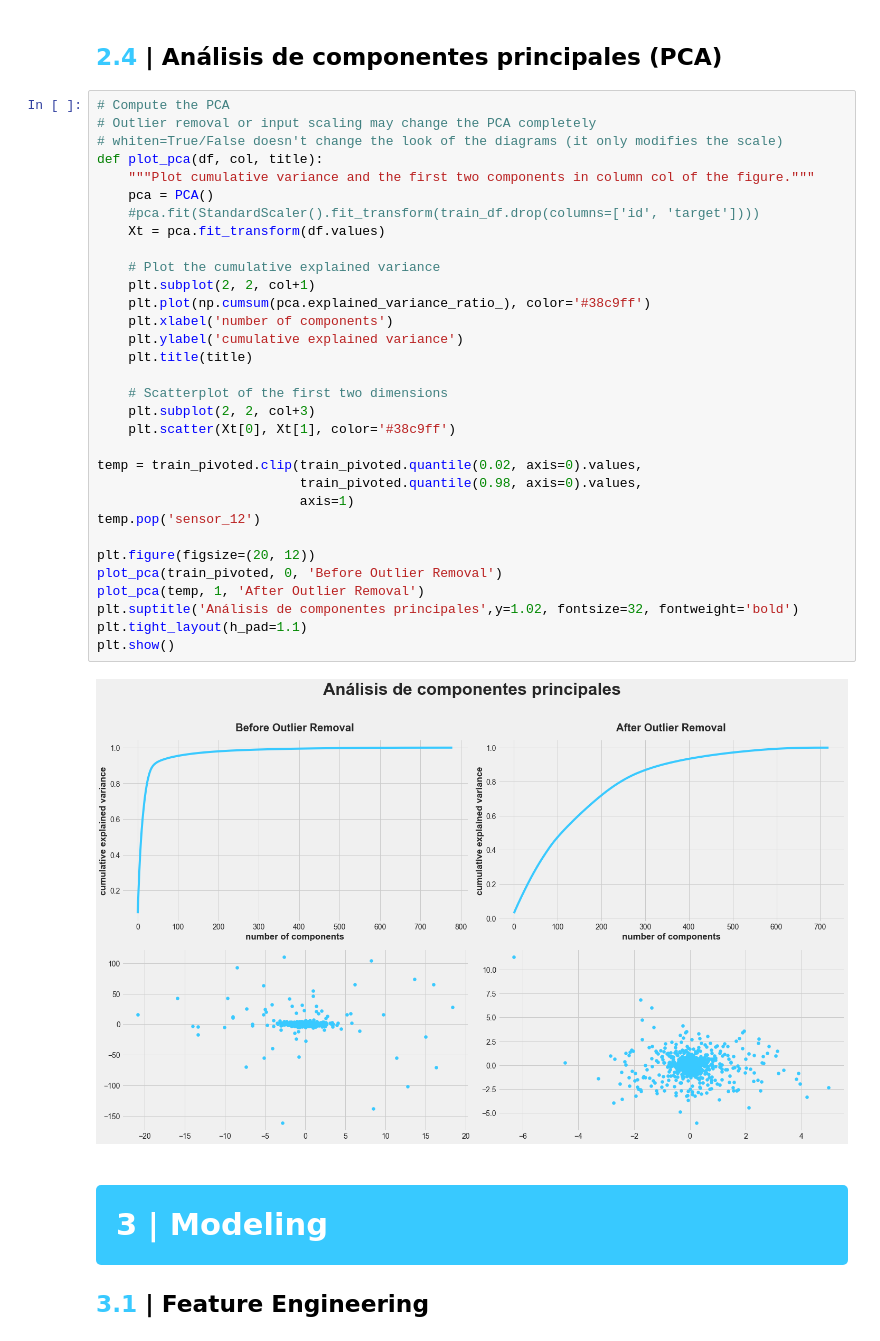
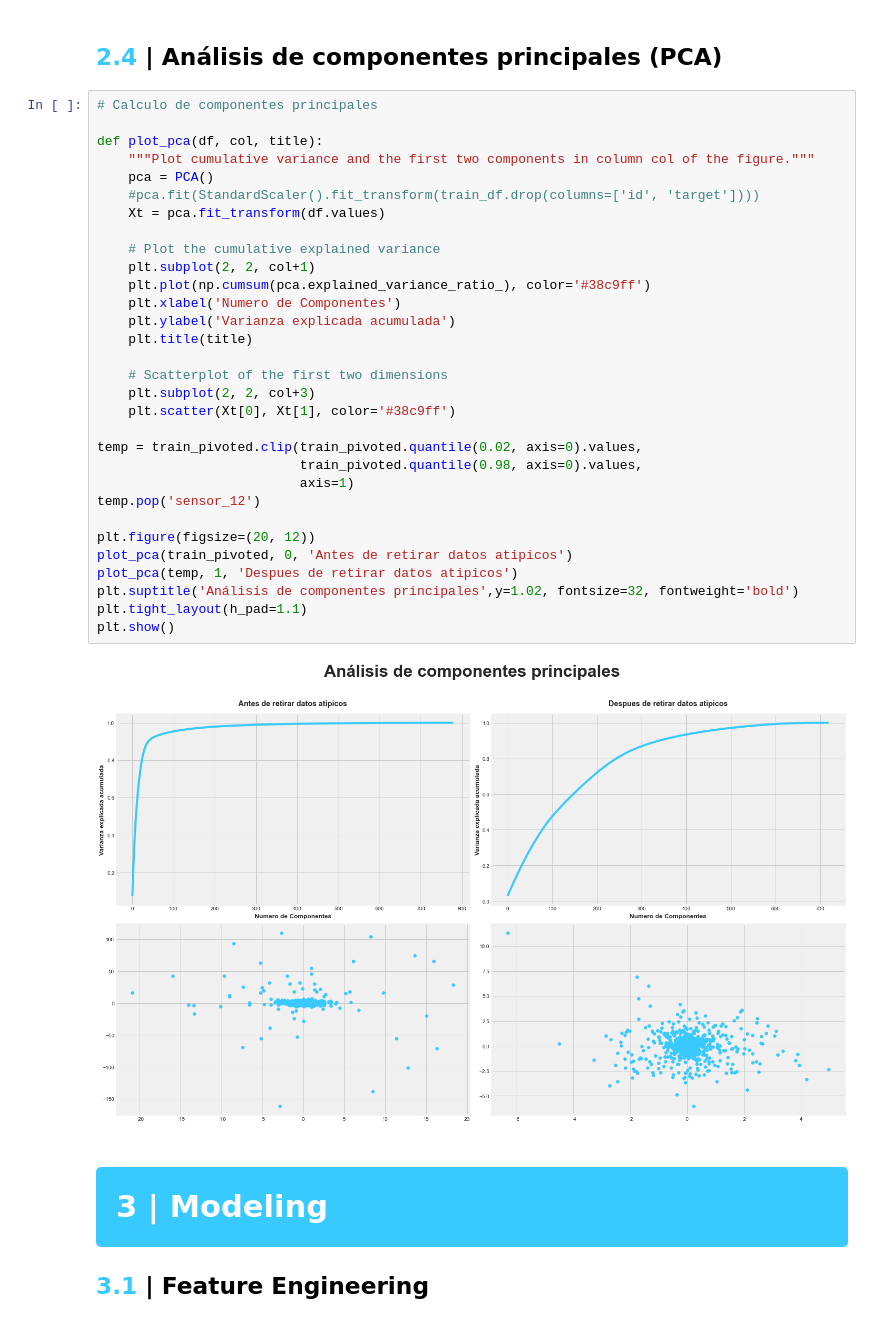
Before and after one commit to rdurango92/sensores, a Jupyter notebook: Sensores.ipynb, the cells around one changed output. Cells and saved outputs as stored; diff of their text form.

```diff
--- a/Sensores.ipynb
+++ b/Sensores.ipynb
@@ -388,39 +384,38 @@ Labels of the duplicates: [0, 0, 0, 0, 0, 0, 0, 0, 0, 0, 0, 0, 0, 0, 0, 0, 0, 0,
 # %% [markdown]
 ## <b><span style='color:#38c9ff'>2.4</span> | Análisis de componentes principales (PCA)</b>
 # %%
-# Compute the PCA
-# Outlier removal or input scaling may change the PCA completely
-# whiten=True/False doesn't change the look of the diagrams (it only modifies the scale)
+# Calculo de componentes principales
+
 def plot_pca(df, col, title):
     """Plot cumulative variance and the first two components in column col of the figure."""
     pca = PCA()
     #pca.fit(StandardScaler().fit_transform(train_df.drop(columns=['id', 'target'])))
     Xt = pca.fit_transform(df.values)
 
     # Plot the cumulative explained variance
     plt.subplot(2, 2, col+1)
     plt.plot(np.cumsum(pca.explained_variance_ratio_), color='#38c9ff')
-    plt.xlabel('number of components')
-    plt.ylabel('cumulative explained variance')
+    plt.xlabel('Numero de Componentes')
+    plt.ylabel('Varianza explicada acumulada')
     plt.title(title)
 
     # Scatterplot of the first two dimensions
     plt.subplot(2, 2, col+3)
     plt.scatter(Xt[0], Xt[1], color='#38c9ff')
 
 temp = train_pivoted.clip(train_pivoted.quantile(0.02, axis=0).values,
                           train_pivoted.quantile(0.98, axis=0).values,
                           axis=1)
 temp.pop('sensor_12')
 
 plt.figure(figsize=(20, 12))
-plot_pca(train_pivoted, 0, 'Before Outlier Removal')
-plot_pca(temp, 1, 'After Outlier Removal')
+plot_pca(train_pivoted, 0, 'Antes de retirar datos atipicos')
+plot_pca(temp, 1, 'Despues de retirar datos atipicos')
 plt.suptitle('Análisis de componentes principales',y=1.02, fontsize=32, fontweight='bold')
 plt.tight_layout(h_pad=1.1)
 plt.show()
 # %% [output]
-[figure, old version]
+[figure, new version]
 # %% [markdown]
 # <div style="color:white;display:fill;border-radius:5px;background-color:#38c9ff;letter-spacing:0.5px;overflow:hidden"><p style="padding:20px;color:#FFFFFF;overflow:hidden;margin:0;font-size:110%"><b>3 |</b>  Modeling</p></div>
 
```
Also changed, not shown: parts of 10 cells of this notebook.
